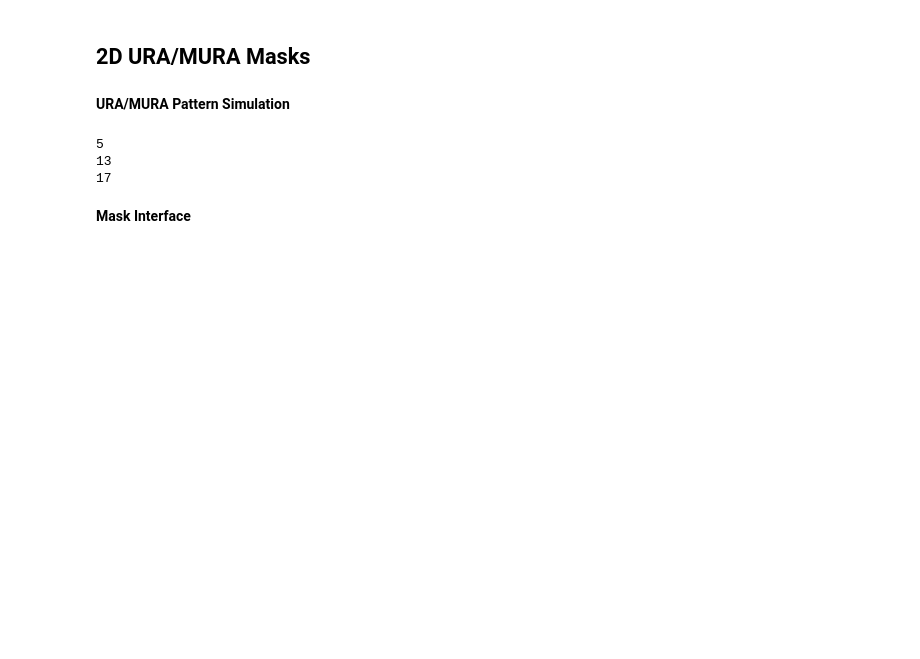
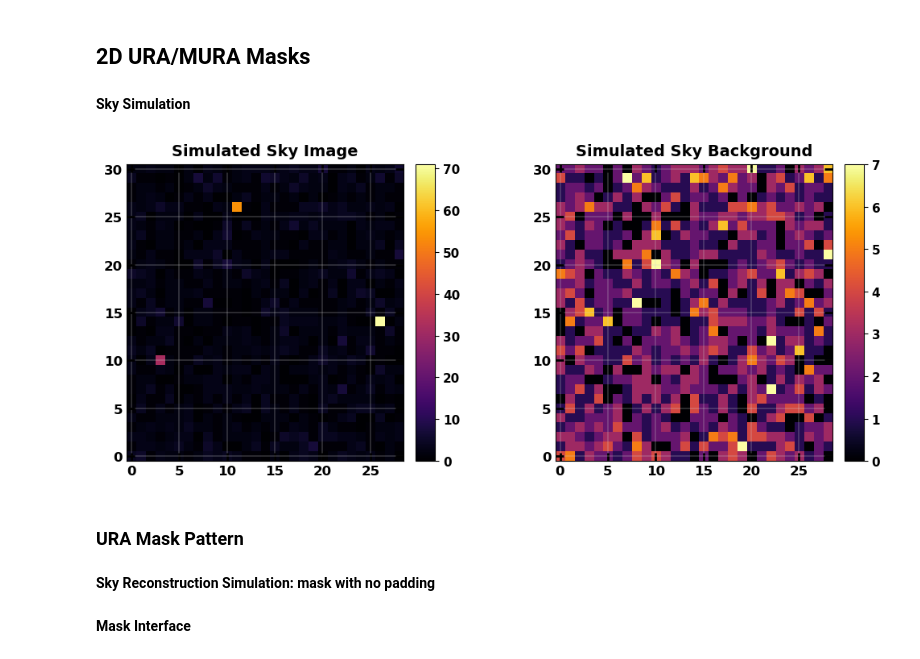
Before and after one commit to EdoardoGiancarli/Reconstruction_Masks_Test, a Jupyter notebook: Img_Reconstruction_2D/Img2D_Reconstruction2.ipynb, the cells around one changed output. Cells and saved outputs as stored; diff of their text form; code cells hidden in the pictures; blank space fills up the shorter version.

```diff
--- a/Img_Reconstruction_2D/Img2D_Reconstruction2.ipynb
+++ b/Img_Reconstruction_2D/Img2D_Reconstruction2.ipynb
@@ -18,5 +17,28 @@ import importlib
 importlib.reload(plot)
 # %% [markdown]
 ## **2D URA/MURA Masks**
+# %% [markdown]
+**Sky Simulation**
+# %%
+sky_img_shape = mp.URAMaskPattern(4).prime_pair
+
+sources_flux = [30, 50, 70]
+sources_pos = [(np.random.randint(0, sky_img_shape[0]), np.random.randint(0, sky_img_shape[1]))
+               for _ in range(len(sources_flux))]
+sky_background_rate = 2
+
+args = (sky_img_shape, sources_flux, sources_pos, sky_background_rate)
+# %%
+sky_image, sky_background = cai.sky_image_simulation(*args)
+# %%
+flag = True
+
+if flag:
+    if not sky_background_rate: sky_background = np.zeros(sky_img_shape)
+    plot.image_plot([sky_image, sky_background],
+                    ["Simulated Sky Image", "Simulated Sky Background"],
+                    cbarcmap=["inferno", "inferno"])
+# %% [output]
+[figure, added]
 # %% [markdown]
-**URA/MURA Pattern Simulation**
+### **URA Mask Pattern**
@@ -31,14 +45,4 @@ if flag:
-# %%
-mura = MURAMaskPattern(3)
-flag = False
-
-if flag:
-    print(mura.pattern_type, mura.l)
-    plot.image_plot([mura.basic_pattern], ["MURA Mask Basic Pattern"],
-                    cbarvalues=[[0, 1]], cbarcmap=[lc(["DodgerBlue", "DeepSkyBlue"])])
-# %% [output]
-5
-13
-17
+# %% [markdown]
+**Sky Reconstruction Simulation: mask with no padding**
 # %% [markdown]
 **Mask Interface**
```
Also changed, not shown: parts of 9 cells of this notebook, 4 other files.
